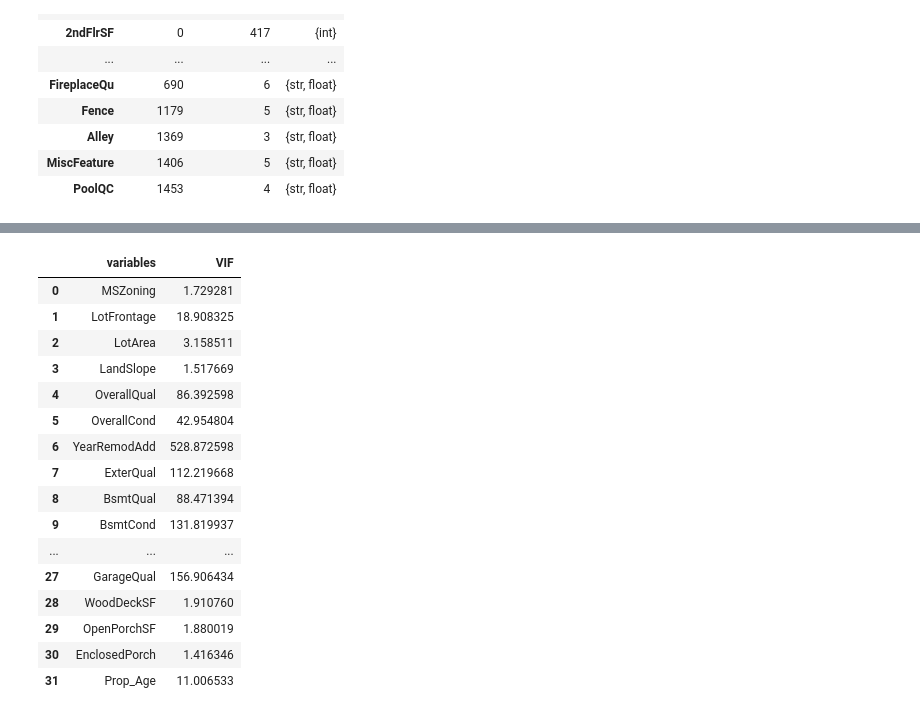
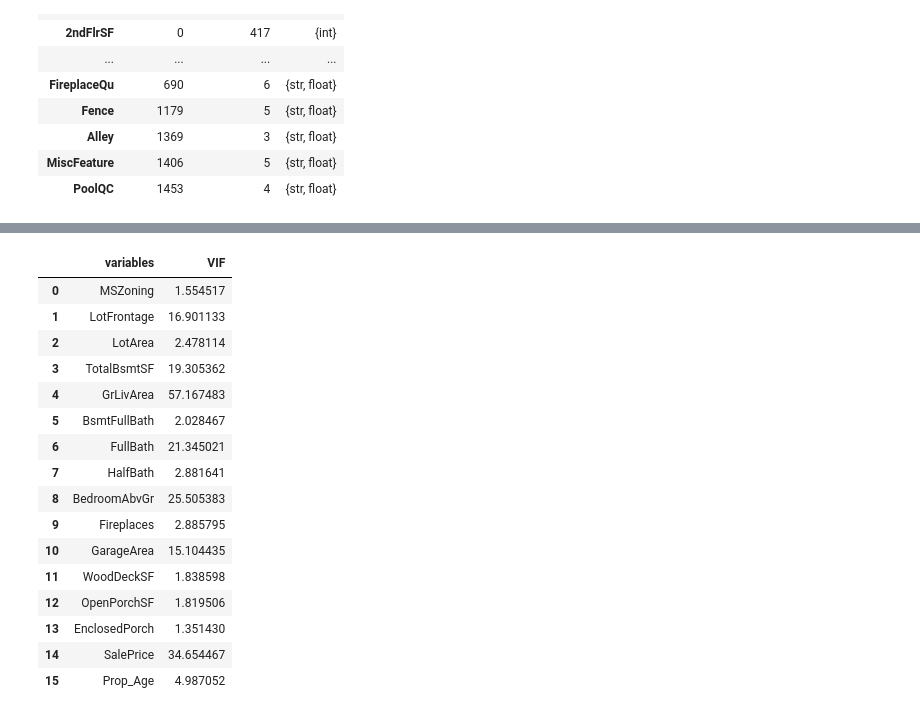
Before and after one commit to andygon83/AimesIAHousePriceKag, a Jupyter notebook: House Prices Prediction.ipynb, the cells around one changed output, grey strips where cells are left out. Saved outputs shown, nothing was run; the diff lists cells and outputs as text; code cells hidden in the pictures.

```diff
--- a/House Prices Prediction.ipynb
+++ b/House Prices Prediction.ipynb
@@ -3,7 +36,10 @@ import pandas as pd
 import numpy as np
 
 %matplotlib inline
-pd.set_option("display.max_columns", None)
 # %%
-dftrain = pd.read_csv("../train.csv")
+# Loading training data
+
+dforigin = pd.read_csv("../train.csv")
+
+dftrain = dforigin
 # %%
@@ -111,20 +151,20 @@ dftrain.Functional.replace(['Sal', 'Sev', 'Maj2', 'Maj1','Mod','Min2','Min1','Ty
                            [7, 6, 5, 4, 3, 2, 1, 0], inplace=True)
 
 
-#Dropping columns with too many missing or null values, as well as the ID since it carries no insights
-dftrain = dftrain.drop(['PoolQC', 'Fence', 'MiscFeature', 'Alley', 'Utilities', 'Id'], axis=1)
-
-#Dropping columns with very high heterogeneity in responses
-dftrain.drop(['Street', 'PavedDrive', '3SsnPorch', 'ScreenPorch', 'PoolArea', 'MiscVal',
-              'SaleType', 'SaleCondition', 'LowQualFinSF', 'BsmtFinType2', 'BsmtUnfSF',
-             'Heating', 'RoofMatl', 'Condition2', 'MasVnrArea', 'Functional', 'BsmtFinSF2',
-              'CentralAir', 'Electrical', 'BsmtHalfBath'], axis=1, inplace=True)
+#Dropping columns with too many same/missing or null values, as well as the ID since it carries no insights
+dftrain = dftrain.drop(['PoolQC', 'Fence', 'MiscFeature', 'Alley', 'Utilities', 'Id', 'Street',
+                        'PavedDrive', '3SsnPorch', 'ScreenPorch', 'PoolArea', 'MiscVal',
+                        'SaleType', 'SaleCondition', 'LowQualFinSF', 'BsmtFinType2',
+                        'BsmtUnfSF',  'Heating', 'RoofMatl', 'Condition2', 'MasVnrArea',
+                        'Functional', 'BsmtFinSF2', 'CentralAir', 'Electrical',
+                        'BsmtHalfBath', 'LandSlope', 'LotShape'], axis=1)
 
 #Dropping entries for commercial properties, the top 4 outliers based on the distribution
 #of GrLivArea, and resetting index for analysis
 index_todrop = dftrain.loc[dftrain.MSZoning == 'C (all)'].index
 index_todrop = index_todrop.append(dftrain.loc[dftrain.GrLivArea >= 4000].index)
 index_todrop = index_todrop.append(dftrain.loc[dftrain.LotFrontage >= 200].index)
+index_todrop = index_todrop.append(dftrain.loc[dftrain.FullBath < 1].index)
 
 dftrain.drop(index_todrop, inplace=True)
 # %%
@@ -331,31 +381,36 @@ AttributeError: 'DataFrame' object has no attribute 'YearBuilt'
 # %%
 from statsmodels.stats.outliers_influence import variance_inflation_factor
 
 def calc_vif(X):
 
     # Calculating VIF
     vif = pd.DataFrame()
     vif["variables"] = X.columns
     vif["VIF"] = [variance_inflation_factor(X.values, i) for i in range(X.shape[1])]
 
     return(vif)
-dfvif = dfvali.drop(['SalePrice', '1stFlrSF','GarageCond', 'ExterCond'], axis=1)
+
+dfvif = dfvali.drop(['1stFlrSF','GarageCond', 'ExterCond', 'OverallCond',
+                    'BsmtCond', 'GarageCars', 'YearRemodAdd', 'ExterQual', 'BsmtFinSF1',
+                    'BsmtQual', '2ndFlrSF', 'GarageQual', 'TotRmsAbvGrd', 'HeatingQC',
+                    'BsmtExposure', 'OverallQual', 'KitchenAbvGr', 'KitchenQual',
+                     'FireplaceQu', 'YearBuilt', 'YrSold'], axis=1)
 calc_vif(dfvif)
 # %% [output]
 |  | variables | VIF |
-| 0 | MSZoning | 1.729281 |
-| 1 | LotFrontage | 18.908325 |
-| 2 | LotArea | 3.158511 |
-| 3 | LandSlope | 1.517669 |
-| 4 | OverallQual | 86.392598 |
-| 5 | OverallCond | 42.954804 |
-| 6 | YearRemodAdd | 528.872598 |
-| 7 | ExterQual | 112.219668 |
-| 8 | BsmtQual | 88.471394 |
-| 9 | BsmtCond | 131.819937 |
-| ... | ... | ... |
-| 27 | GarageQual | 156.906434 |
-| 28 | WoodDeckSF | 1.910760 |
-| 29 | OpenPorchSF | 1.880019 |
-| 30 | EnclosedPorch | 1.416346 |
-| 31 | Prop_Age | 11.006533 |
+| 0 | MSZoning | 1.554517 |
+| 1 | LotFrontage | 16.901133 |
+| 2 | LotArea | 2.478114 |
+| 3 | TotalBsmtSF | 19.305362 |
+| 4 | GrLivArea | 57.167483 |
+| 5 | BsmtFullBath | 2.028467 |
+| 6 | FullBath | 21.345021 |
+| 7 | HalfBath | 2.881641 |
+| 8 | BedroomAbvGr | 25.505383 |
+| 9 | Fireplaces | 2.885795 |
+| 10 | GarageArea | 15.104435 |
+| 11 | WoodDeckSF | 1.838598 |
+| 12 | OpenPorchSF | 1.819506 |
+| 13 | EnclosedPorch | 1.351430 |
+| 14 | SalePrice | 34.654467 |
+| 15 | Prop_Age | 4.987052 |
```
Also changed, not shown: parts of 35 cells of this notebook.
